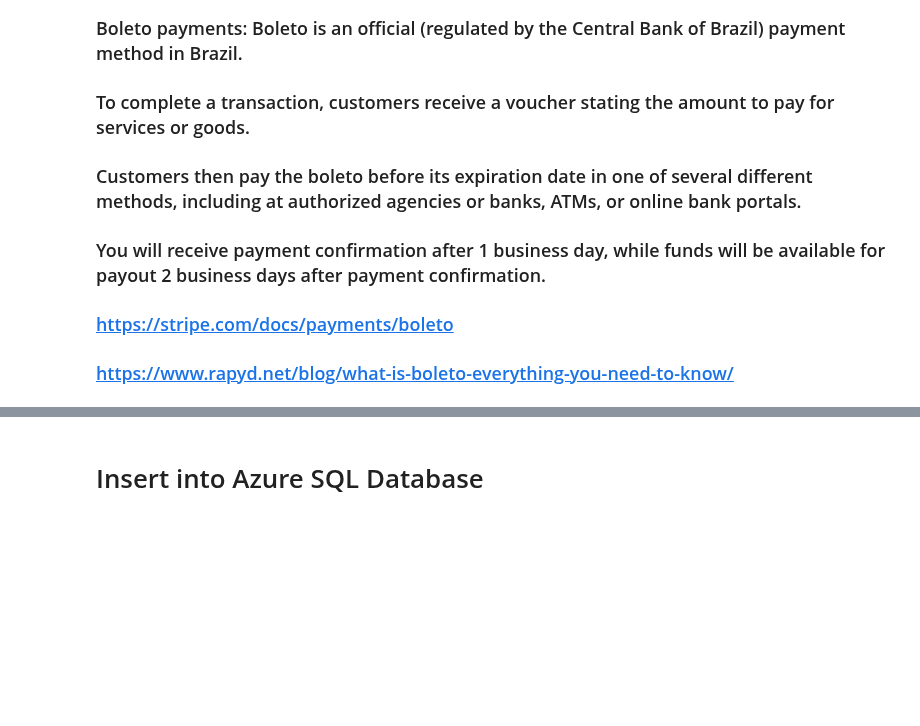
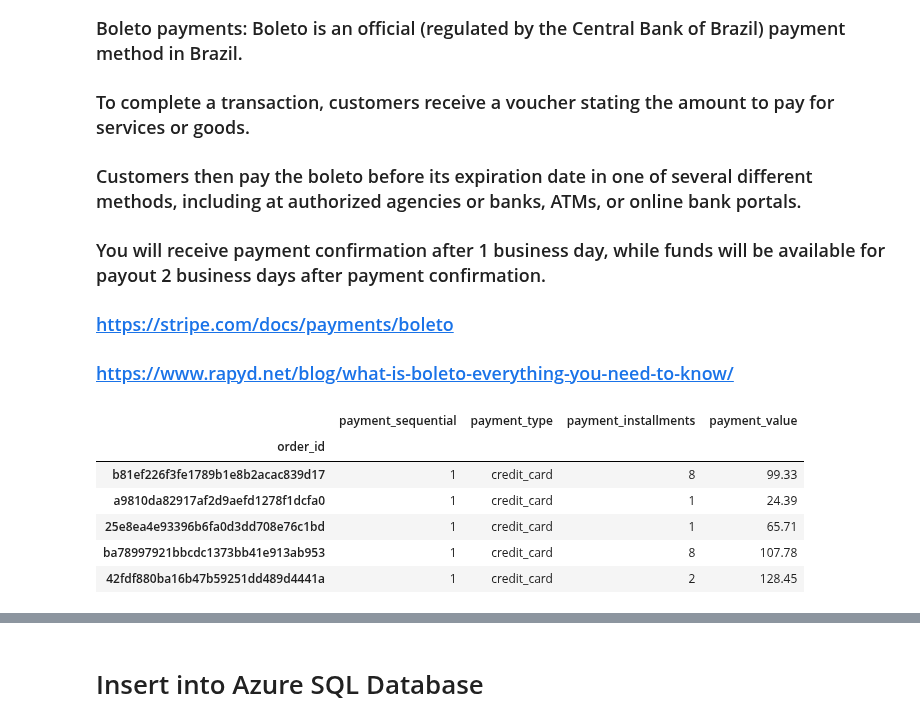
Before and after one commit to NoahPlage/Olist-Business-Analysis, a Jupyter notebook: olist-notebook.ipynb, the cells around one changed output, grey strips where cells are left out. Cells and saved outputs as stored; diff of their text form; code cells hidden in the pictures; blank space fills up the shorter version.

```diff
--- a/olist-notebook.ipynb
+++ b/olist-notebook.ipynb
@@ -328,15 +556,23 @@ order_reviews_data.dtypes
 ### https://www.rapyd.net/blog/what-is-boleto-everything-you-need-to-know/
 # %%
 # Read in olist_order_payments_dataset.csv and make pandas dataframe
-order_payment_data = pd.read_csv("olist_order_payments_dataset.csv")
+payments_df = pd.read_csv("data\olist_order_payments_dataset.csv")
 
 # Drop duplicates from order_id column
-order_payment_data.drop_duplicates(subset = ['order_id'], inplace = True)
+payments_df.drop_duplicates(subset = ['order_id'], inplace = True)
 
 # Set index as order_id
-order_payment_data.set_index("order_id", inplace = True)
+payments_df.set_index("order_id", inplace = True)
 
 # Print dataframe
-order_payment_data.head()
+payments_df.head()
+# %% [output]
+|  | payment_sequential | payment_type | payment_installments | payment_value |
+| order_id |  |  |  |  |
+| b81ef226f3fe1789b1e8b2acac839d17 | 1 | credit_card | 8 | 99.33 |
+| a9810da82917af2d9aefd1278f1dcfa0 | 1 | credit_card | 1 | 24.39 |
+| 25e8ea4e93396b6fa0d3dd708e76c1bd | 1 | credit_card | 1 | 65.71 |
+| ba78997921bbcdc1373bb41e913ab953 | 1 | credit_card | 8 | 107.78 |
+| 42fdf880ba16b47b59251dd489d4441a | 1 | credit_card | 2 | 128.45 |
 # %%
 # Reset index for order_id to column
```
Also changed, not shown: parts of 31 cells of this notebook.
